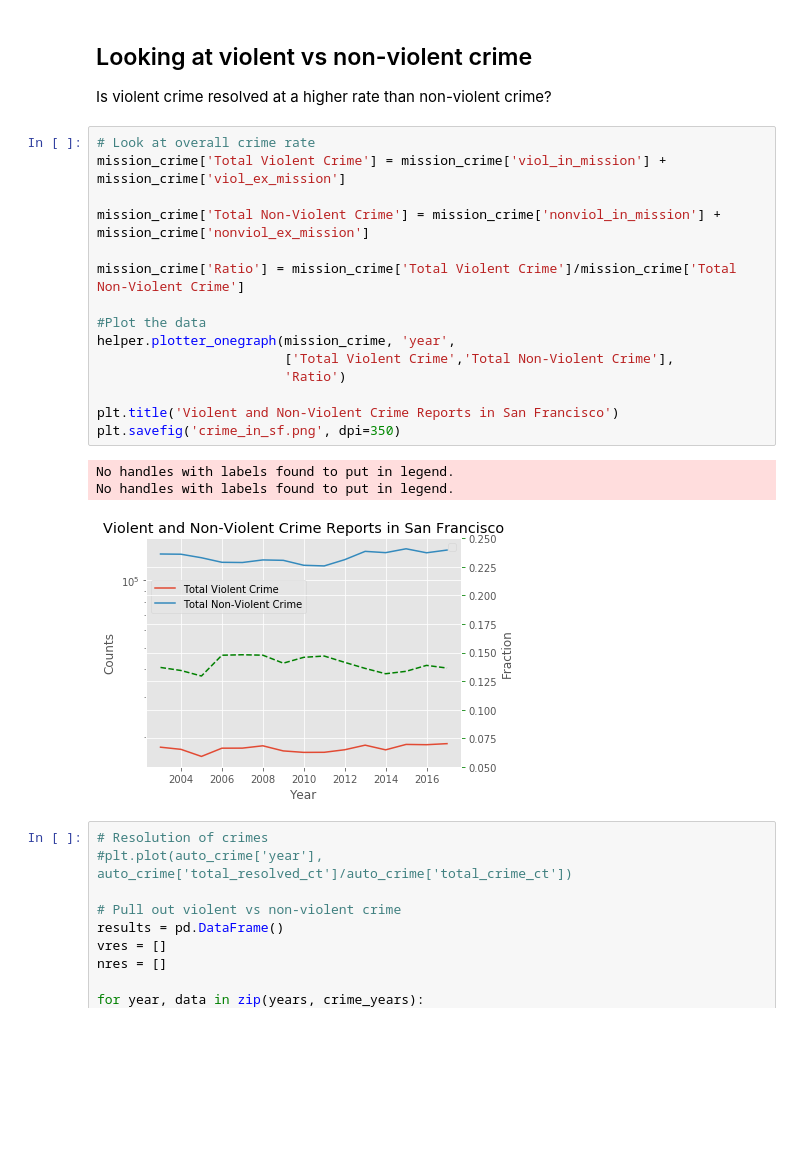
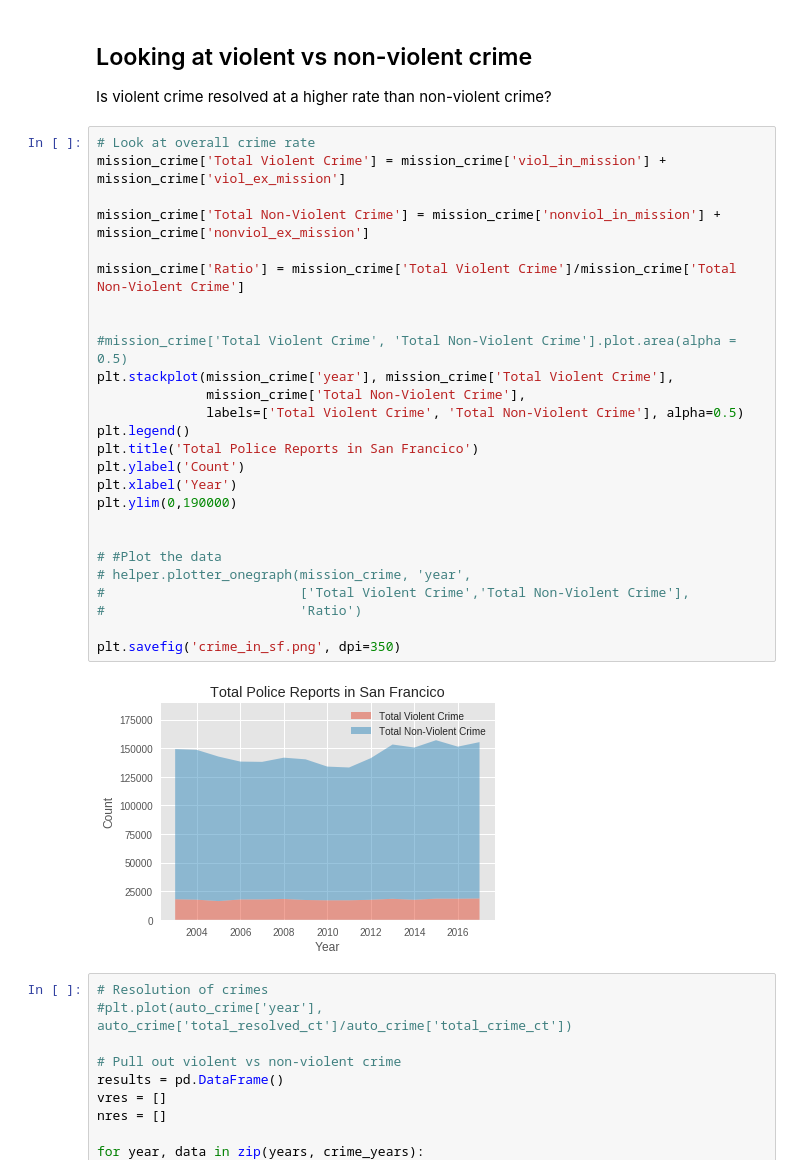
Before and after one commit to mkpetterson/sfcrime, a Jupyter notebook: crime_analysis.ipynb, the cells around one changed output. Saved outputs shown, nothing was run; the diff lists cells and outputs as text; blank space fills up the shorter version.

```diff
--- a/crime_analysis.ipynb
+++ b/crime_analysis.ipynb
@@ -105,22 +107,31 @@ Is violent crime resolved at a higher rate than non-violent crime?
 # %%
 # Look at overall crime rate
 mission_crime['Total Violent Crime'] = mission_crime['viol_in_mission'] + mission_crime['viol_ex_mission']
 
 mission_crime['Total Non-Violent Crime'] = mission_crime['nonviol_in_mission'] + mission_crime['nonviol_ex_mission']
 
 mission_crime['Ratio'] = mission_crime['Total Violent Crime']/mission_crime['Total Non-Violent Crime']
 
-#Plot the data
-helper.plotter_onegraph(mission_crime, 'year',
-                        ['Total Violent Crime','Total Non-Violent Crime'],
-                        'Ratio')
 
-plt.title('Violent and Non-Violent Crime Reports in San Francisco')
+#mission_crime['Total Violent Crime', 'Total Non-Violent Crime'].plot.area(alpha = 0.5)
+plt.stackplot(mission_crime['year'], mission_crime['Total Violent Crime'],
+              mission_crime['Total Non-Violent Crime'],
+              labels=['Total Violent Crime', 'Total Non-Violent Crime'], alpha=0.5)
+plt.legend()
+plt.title('Total Police Reports in San Francico')
+plt.ylabel('Count')
+plt.xlabel('Year')
+plt.ylim(0,190000)
+
+
+# #Plot the data
+# helper.plotter_onegraph(mission_crime, 'year',
+#                         ['Total Violent Crime','Total Non-Violent Crime'],
+#                         'Ratio')
+
 plt.savefig('crime_in_sf.png', dpi=350)
 # %% [output]
-No handles with labels found to put in legend.
-No handles with labels found to put in legend.
-[figure, old version]
+[figure, new version]
 # %%
 # Resolution of crimes
 #plt.plot(auto_crime['year'], auto_crime['total_resolved_ct']/auto_crime['total_crime_ct'])
```
Also changed, not shown: parts of 5 cells of this notebook, 20 other files.
